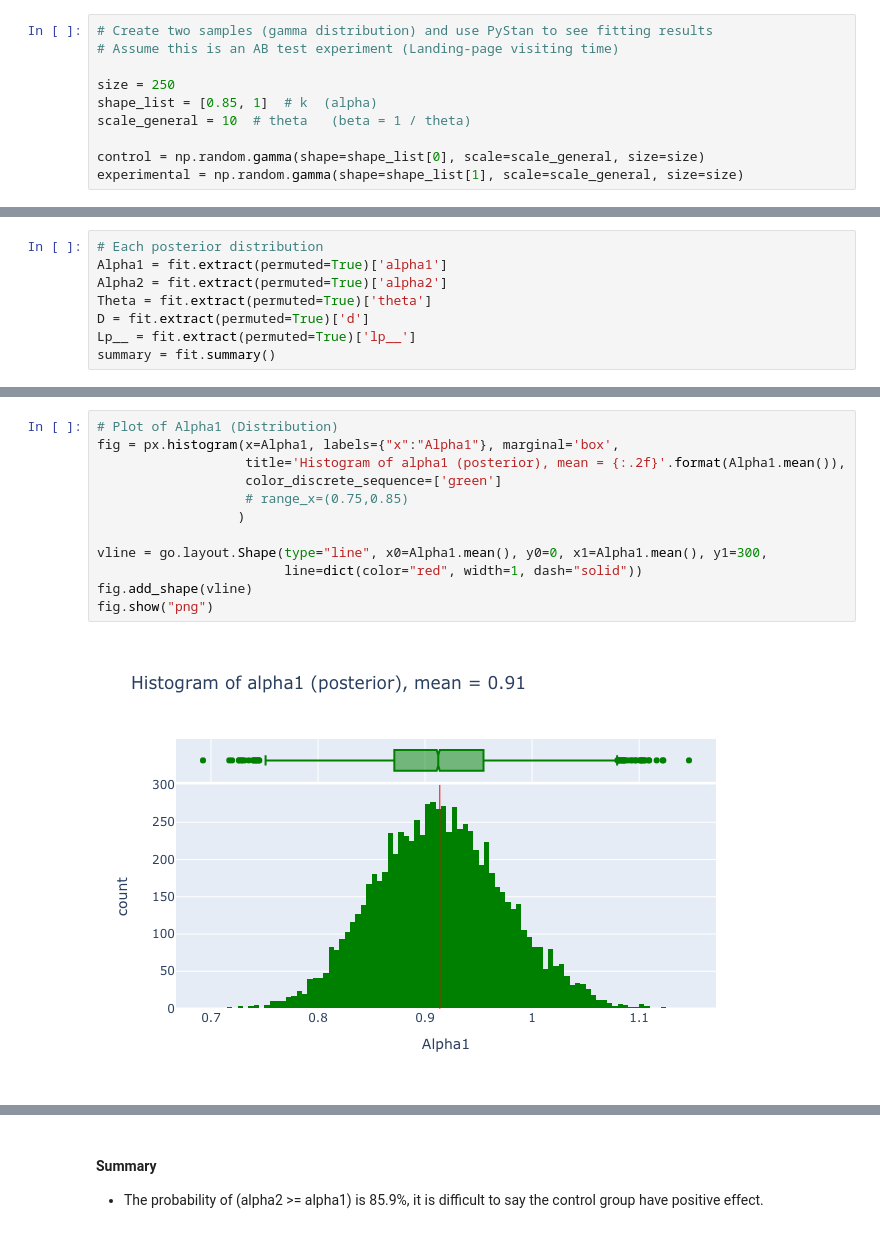
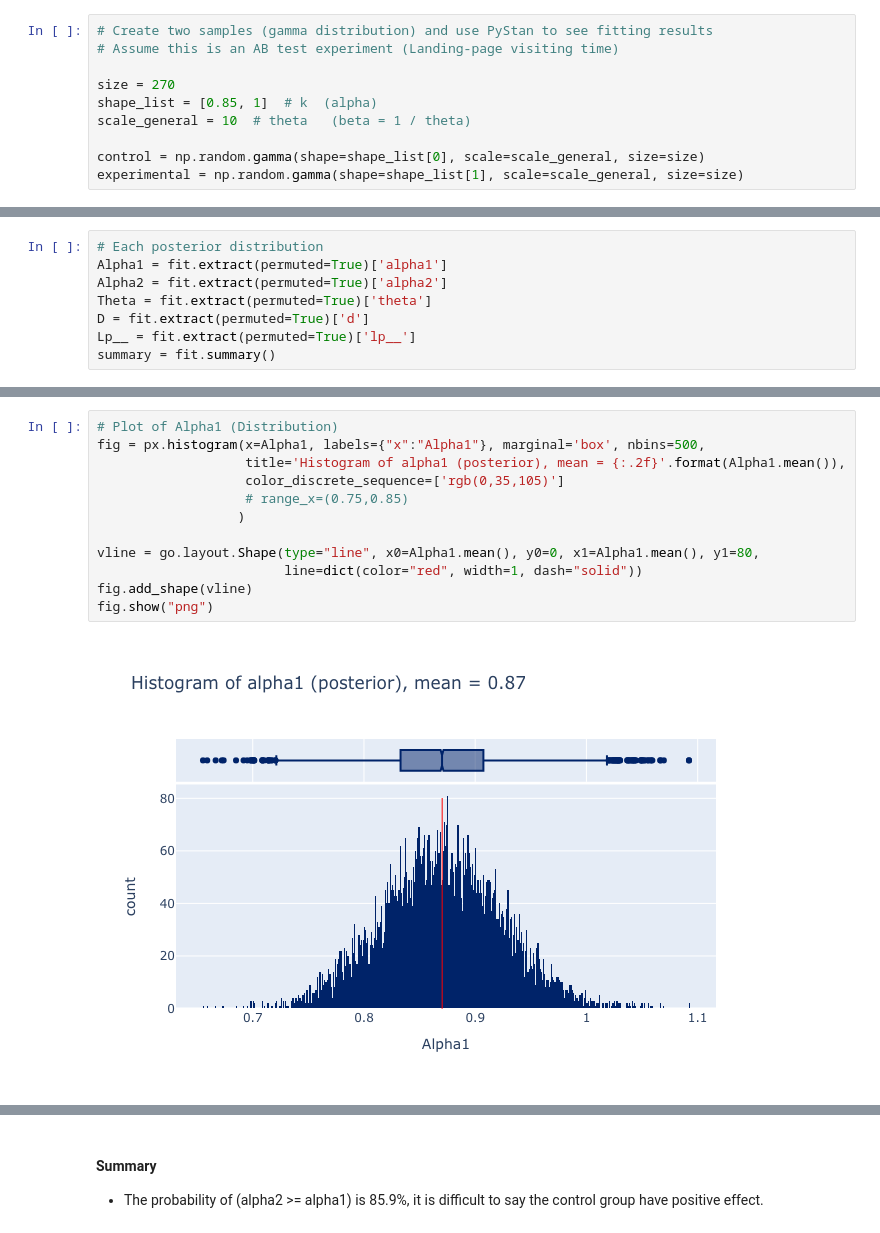
Before and after one commit to HuangKY/DataScience, a Jupyter notebook: PyStan/pystan_tutorial.ipynb, the cells around one changed output, grey strips where cells are left out. Saved outputs shown, nothing was run; the diff lists cells and outputs as text.

```diff
--- a/PyStan/pystan_tutorial.ipynb
+++ b/PyStan/pystan_tutorial.ipynb
@@ -27,7 +27,7 @@ Create two samples (gamma distribution) and use PyStan to see fitting results
 # Create two samples (gamma distribution) and use PyStan to see fitting results
 # Assume this is an AB test experiment (Landing-page visiting time)
 
-size = 250
+size = 270
 shape_list = [0.85, 1]  # k  (alpha)
 scale_general = 10  # theta   (beta = 1 / theta)
 
@@ -213,17 +212,17 @@ fig.show("png")
 # %%
 # Plot of Alpha1 (Distribution)
-fig = px.histogram(x=Alpha1, labels={"x":"Alpha1"}, marginal='box',
+fig = px.histogram(x=Alpha1, labels={"x":"Alpha1"}, marginal='box', nbins=500,
                    title='Histogram of alpha1 (posterior), mean = {:.2f}'.format(Alpha1.mean()),
-                   color_discrete_sequence=['green']
+                   color_discrete_sequence=['rgb(0,35,105)']
                    # range_x=(0.75,0.85)
                   )
 
-vline = go.layout.Shape(type="line", x0=Alpha1.mean(), y0=0, x1=Alpha1.mean(), y1=300,
+vline = go.layout.Shape(type="line", x0=Alpha1.mean(), y0=0, x1=Alpha1.mean(), y1=80,
                         line=dict(color="red", width=1, dash="solid"))
 fig.add_shape(vline)
 fig.show("png")
 # %% [output]
-[figure, old version]
+[figure, new version]
 # %%
 # Plot of Alpha2 (trace)
 fig = go.Figure(
```
Also changed, not shown: parts of 11 cells of this notebook.
